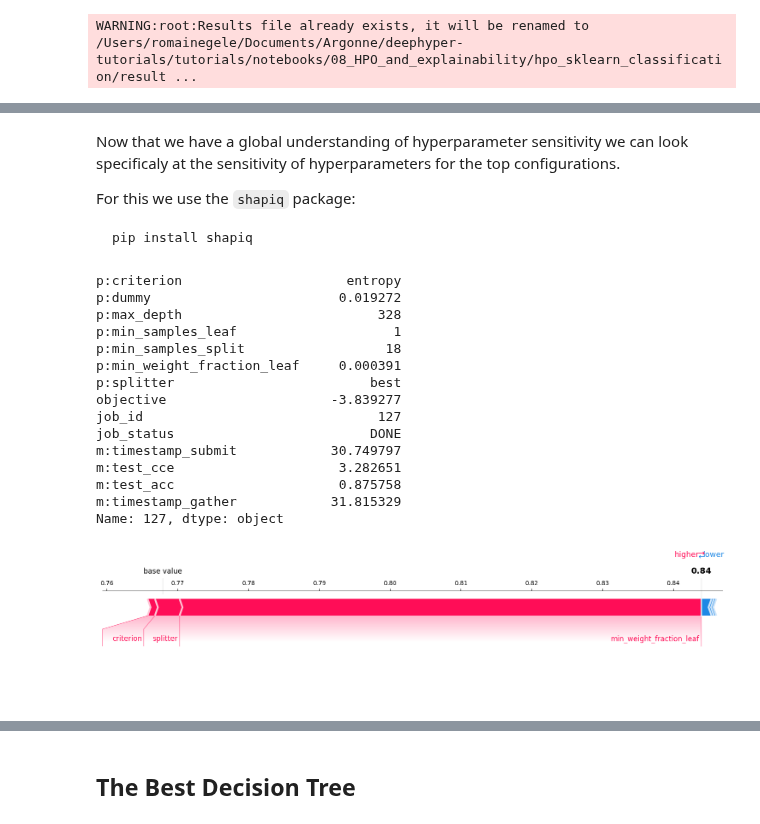
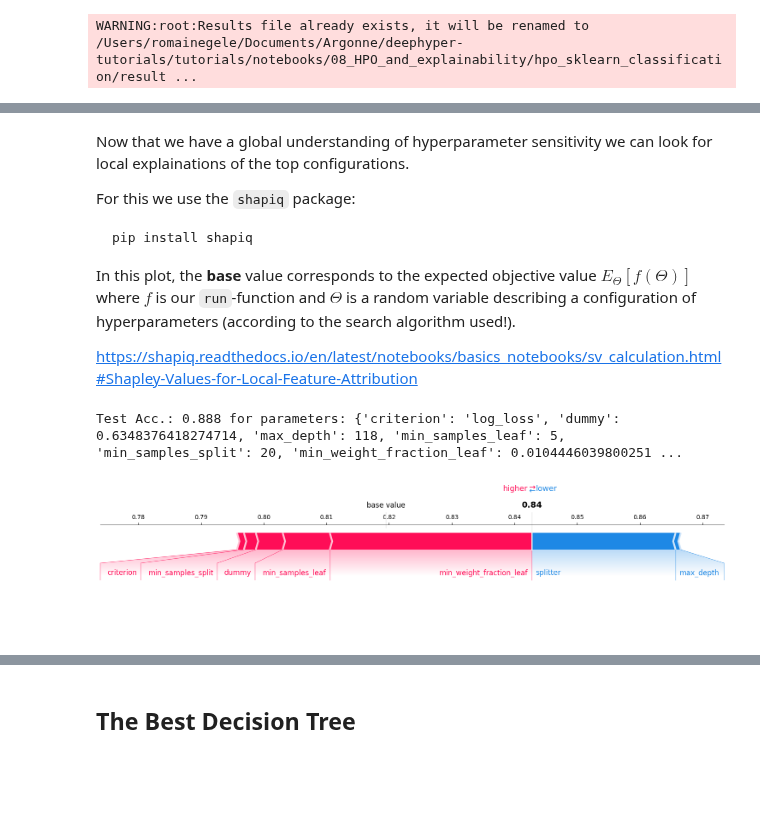
Before and after one commit to deephyper/tutorials, a Jupyter notebook: tutorials/notebooks/08_HPO_and_explainability/tutorial.ipynb, the cells around one changed output, grey strips where cells are left out. Saved outputs shown, nothing was run; the diff lists cells and outputs as text; code cells hidden in the pictures; blank space fills up the shorter version.

````diff
--- a/tutorials/notebooks/08_HPO_and_explainability/tutorial.ipynb
+++ b/tutorials/notebooks/08_HPO_and_explainability/tutorial.ipynb
@@ -40,12 +41,13 @@ def load_data_train_test(random_state=42):
     rng = np.random.RandomState(random_state)
 
     # Moons
-    make_dataset = lambda n, seed: make_moons(
-        n_samples=n,
-        noise=noise,
-        shuffle=True,
-        random_state=seed,
-    )
+    def make_dataset(n, seed):
+        return make_moons(
+            n_samples=n,
+            noise=noise,
+            shuffle=True,
+            random_state=seed,
+        )
 
     X, y = make_dataset(n, rng.randint(2**31))
     center = np.mean(X, axis=0)
@@ -62,7 +64,6 @@ def load_data_train_test(random_state=42):
 
 
 def load_data_train_valid(verbose=0, random_state=42):
-
     (x, y), _ = load_data_train_test(random_state=random_state)
 
     train_X, valid_X, train_y, valid_y = train_test_split(
@@ -215,7 +179,7 @@ def create_hpo_problem():
 
     problem.add_hyperparameter(["gini", "entropy", "log_loss"], "criterion")
     problem.add_hyperparameter(["best", "random"], "splitter")
-    problem.add_hyperparameter((10, 1000, "log-uniform"), "max_depth", default_value=1000)
+    problem.add_hyperparameter((10, 500, "log-uniform"), "max_depth", default_value=500)
     problem.add_hyperparameter((2, 20), "min_samples_split", default_value=2)
     problem.add_hyperparameter((1, 20), "min_samples_leaf", default_value=1)
     problem.add_hyperparameter((0.0, 0.5), "min_weight_fraction_leaf", default_value=0.0)
@@ -332,8 +315,8 @@ def run_hpo():
             "min_samples_split": 8, # Larger number to avoid small leaf nodes (smoothing the response)
         },
         acq_func="UCBd",
-        acq_optimizer="mixedga",
-        acq_optimizer_freq=1,
+        # acq_optimizer="mixedga",
+        # acq_optimizer_freq=1,
         # kappa=1.96,
         kappa=5.0,
         scheduler={"type": "periodic-exp-decay", "period": 50, "kappa_final": 0.0001},
@@ -437,39 +432,48 @@ We can see that our `dummy` hyperparameter is among the least important ones whi
 
 An other good sanity check is to see that `max_depth` is not very important. Indeed, the range of `max_depth` is significantly larger than the dataset training set! Making most of this range unimportant. Observing this can help you refine your hyperparameter ranges.
 # %% [markdown]
-Now that we have a global understanding of hyperparameter sensitivity we can look specificaly at the sensitivity of hyperparameters for the top configurations.
+Now that we have a global understanding of hyperparameter sensitivity we can look for local explainations of the top configurations.
 
 For this we use the `shapiq` package:
 
 ```bash
 pip install shapiq
 ```
+
+In this plot, the __base__ value corresponds to the expected objective value $E_{\Theta}[f(\Theta)]$ where $f$ is our `run`-function and $\Theta$ is a random variable describing a configuration of hyperparameters (according to the search algorithm used!).
+
+https://shapiq.readthedocs.io/en/latest/notebooks/basics_notebooks/sv_calculation.html#Shapley-Values-for-Local-Feature-Attribution
 # %%
+import warnings
 import shapiq
 
+from deephyper.analysis.hpo import parameters_from_row
+
+topk = results.nlargest(columns=["m:test_acc"], n=1).index.values
+
+X_transformed = surrogate_model.transform(X)
+
 explainer = shapiq.TabularExplainer(
-    model=surrogate_model,
-    data=X,
+    model=surrogate_model.estimator,
+    data=X_transformed,
     index="SV",  # Shapley values
+    max_order=1,
+    imputer="marginal",
+    # imputer="conditional",
+    # sample_size=100,
 )
+
 for i in topk:
-    print(results.loc[i])
-    shapley_values = explainer.explain(X[i], budget=1024)
-    shapley_values.plot_force(feature_names=hyperparameter_names, abbreviate=False)
+    params = parameters_from_row(results.loc[i])
+    value = results.loc[i, "m:test_acc"]
+    print(f"Test Acc.: {value:.3f} for parameters: {params}")
+
+    with warnings.catch_warnings():
+        warnings.simplefilter("ignore")
+
+        shapley_values = explainer.explain(X_transformed[i], budget=1024)
+        shapley_values.plot_force(feature_names=hyperparameter_names, abbreviate=False)
+        # shapley_values.plot_waterfall(feature_names=hyperparameter_names, abbreviate=False)
 # %% [output]
-p:criterion                     entropy
-p:dummy                        0.019272
-p:max_depth                         328
-p:min_samples_leaf                    1
-p:min_samples_split                  18
-p:min_weight_fraction_leaf     0.000391
-p:splitter                         best
-objective                     -3.839277
-job_id                              127
-job_status                         DONE
-m:timestamp_submit            30.749797
-m:test_cce                     3.282651
-m:test_acc                     0.875758
-m:timestamp_gather            31.815329
-Name: 127, dtype: object
+Test Acc.: 0.888 for parameters: {'criterion': 'log_loss', 'dummy': 0.6348376418274714, 'max_depth': 118, 'min_samples_leaf': 5, 'min_samples_split': 20, 'min_weight_fraction_leaf': 0.0104446039800251 ...
-[figure, old version]
+[figure, new version]
````
Also changed, not shown: parts of 25 cells of this notebook, 1 other file.
